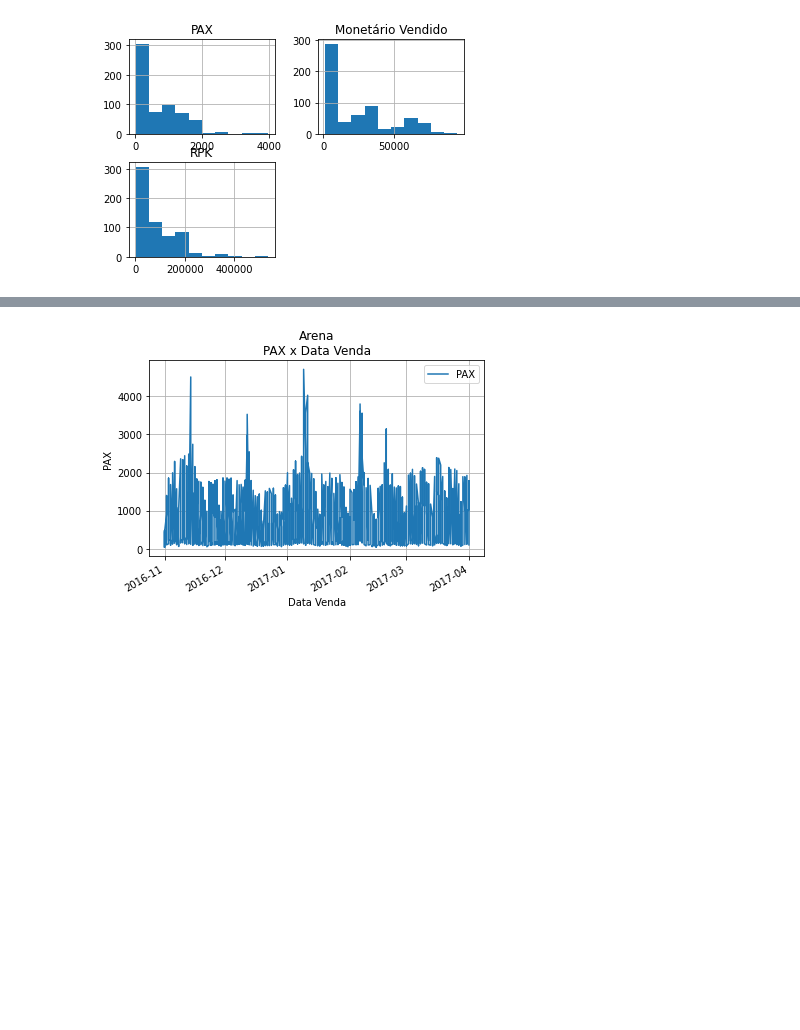
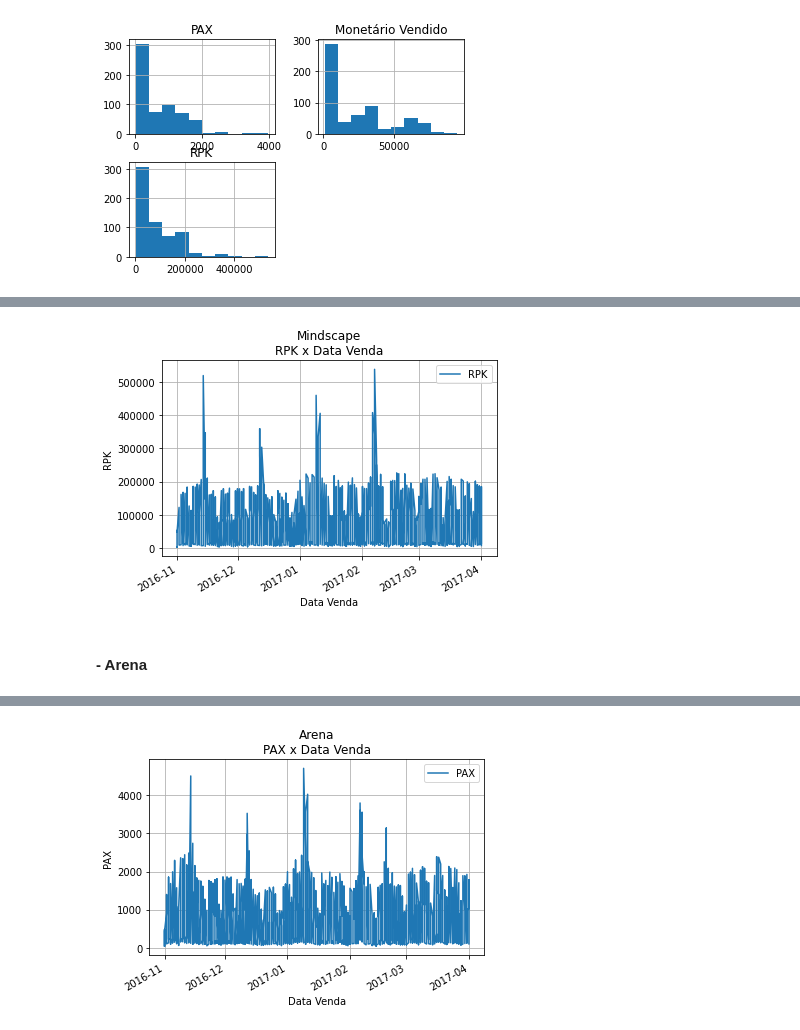
Before and after one commit to silviolima07/Gol, a Jupyter notebook: Gol.ipynb, the cells around one changed output, grey strips where cells are left out. Cells and saved outputs as stored; diff of their text form; code cells hidden in the pictures; blank space fills up the shorter version.

```diff
--- a/Gol.ipynb
+++ b/Gol.ipynb
@@ -744,3 +736,12 @@ temp_Mindscape
+# %%
+Mindscape_rpk=temp_Mindscape[['RPK','Data Venda']]
+(Mindscape_rpk.set_index(['Data Venda'])).plot();
+plt.title("Mindscape\nRPK x Data Venda")
+plt.xlabel("Data Venda"), plt.ylabel("RPK"), plt.grid(b=True);
+# %% [output]
+[figure, added]
+# %% [markdown]
+#### - Arena
 # %%
 temp_Arena[['PAX', 'Monetário Vendido', 'RPK']].hist();
 # %% [output]
```
Also changed, not shown: parts of 193 cells of this notebook.
